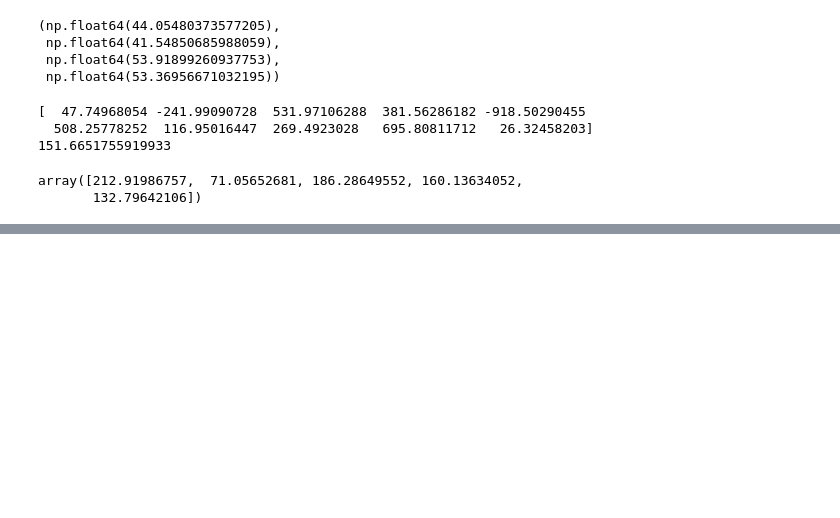
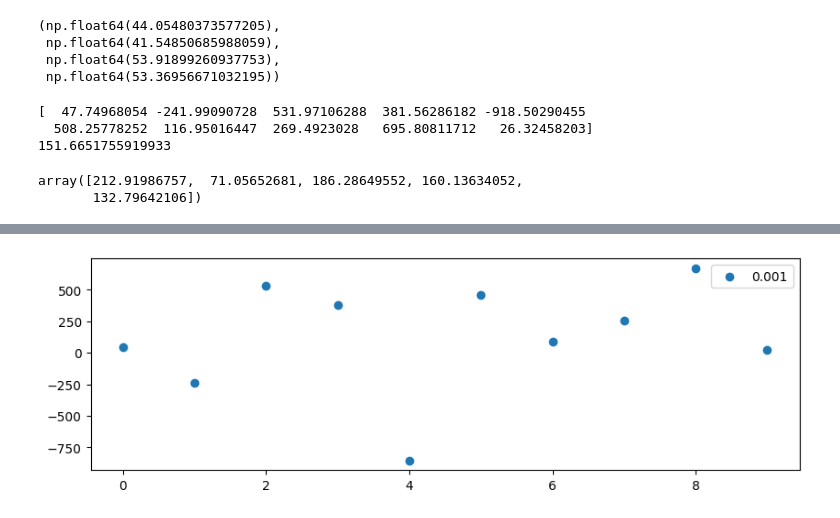
Before and after one commit to 2yuri89/workspace, a Jupyter notebook: ml-basic/example_04.ipynb, the cells around one changed output, grey strips where cells are left out. Saved outputs shown, nothing was run; the diff lists cells and outputs as text; code cells hidden in the pictures; blank space fills up the shorter version.

```diff
--- a/ml-basic/example_04.ipynb
+++ b/ml-basic/example_04.ipynb
@@ -72,0 +154,9 @@ array([212.91986757,  71.05652681, 186.28649552, 160.13634052,
+# %%
+# 규제 0.001일때의 가중치 시각화 : wegiths[6] 사용
+plt.figure(figsize=(10, 3))
+plt.scatter(np.arange(len(weights[6][1])), weights[6][1], label = str(weights[6][0]))
+plt.legend()
+plt.show()
+# 규제에 따라 진폭이 달라진다.
+# %% [output]
+[figure, added]
```
Also changed, not shown: parts of 9 cells of this notebook.
